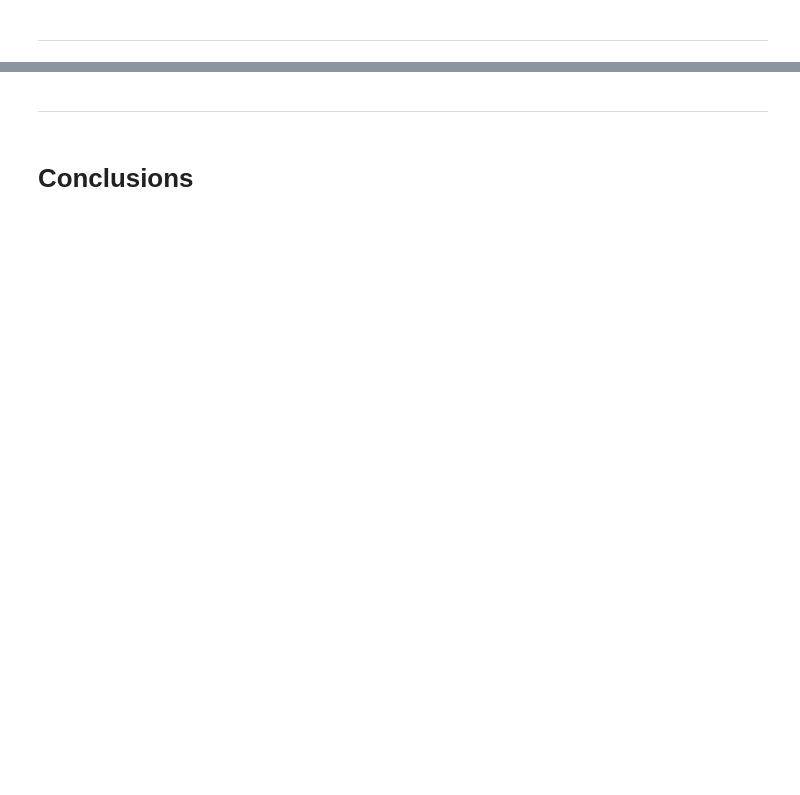
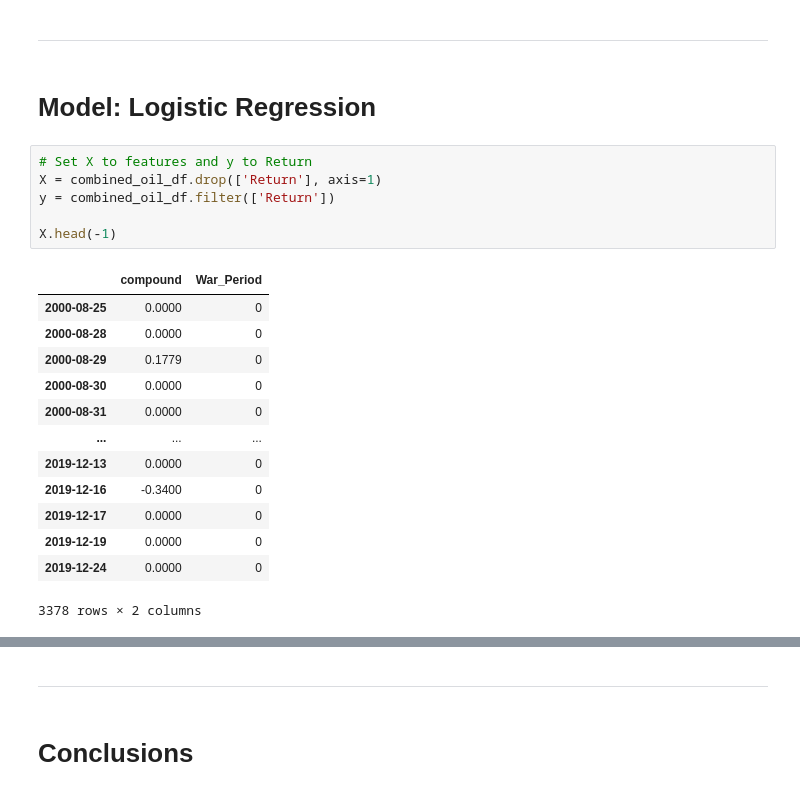
Before and after one commit to GuilleMGN/OilMachineLearning, a Jupyter notebook: oil_series_analysis.ipynb, the cells around one changed output, grey strips where cells are left out. Drawn from its saved outputs; the diff is of its cells as text; blank space fills up the shorter version.

Commit message:
Add code for classifiation models

```diff
--- a/oil_series_analysis.ipynb
+++ b/oil_series_analysis.ipynb
@@ -547,2 +470,24 @@ stocks.plot()
 # %% [markdown]
 ---
+# %% [markdown]
+# Model: Logistic Regression
+# %%
+# Set X to features and y to Return
+X = combined_oil_df.drop(['Return'], axis=1)
+y = combined_oil_df.filter(['Return'])
+
+X.head(-1)
+# %% [output]
+|  | compound | War_Period |
+| 2000-08-25 | 0.0000 | 0 |
+| 2000-08-28 | 0.0000 | 0 |
+| 2000-08-29 | 0.1779 | 0 |
+| 2000-08-30 | 0.0000 | 0 |
+| 2000-08-31 | 0.0000 | 0 |
+| ... | ... | ... |
+| 2019-12-13 | 0.0000 | 0 |
+| 2019-12-16 | -0.3400 | 0 |
+| 2019-12-17 | 0.0000 | 0 |
+| 2019-12-19 | 0.0000 | 0 |
+| 2019-12-24 | 0.0000 | 0 |
+3378 rows × 2 columns
```
Also changed, not shown: parts of 36 cells of this notebook.
